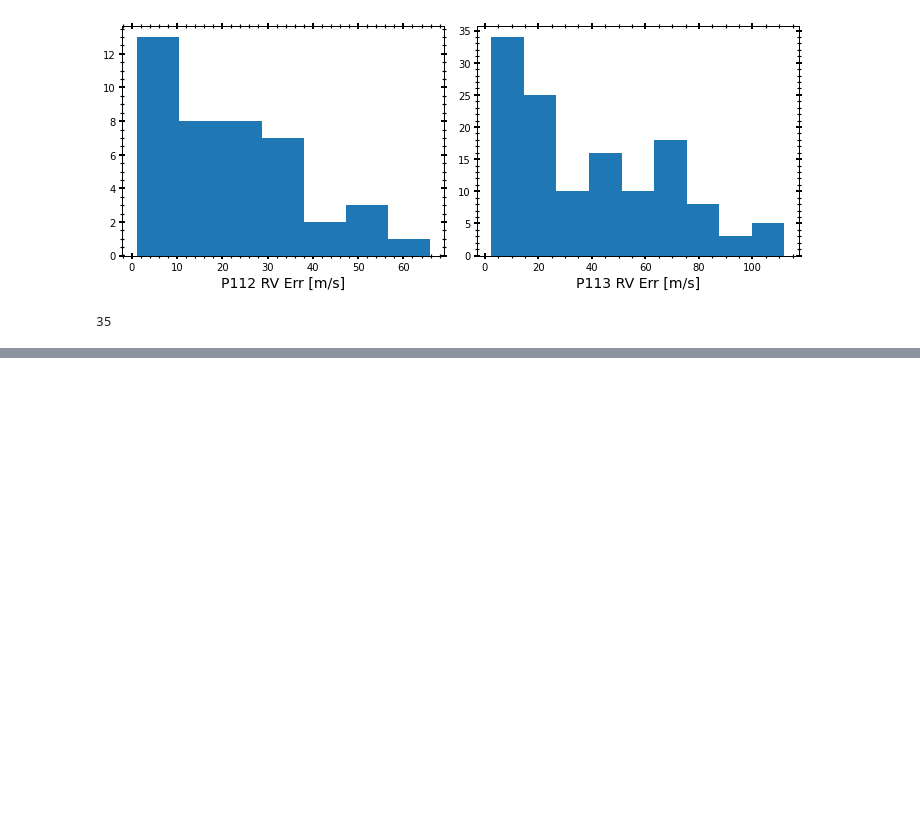
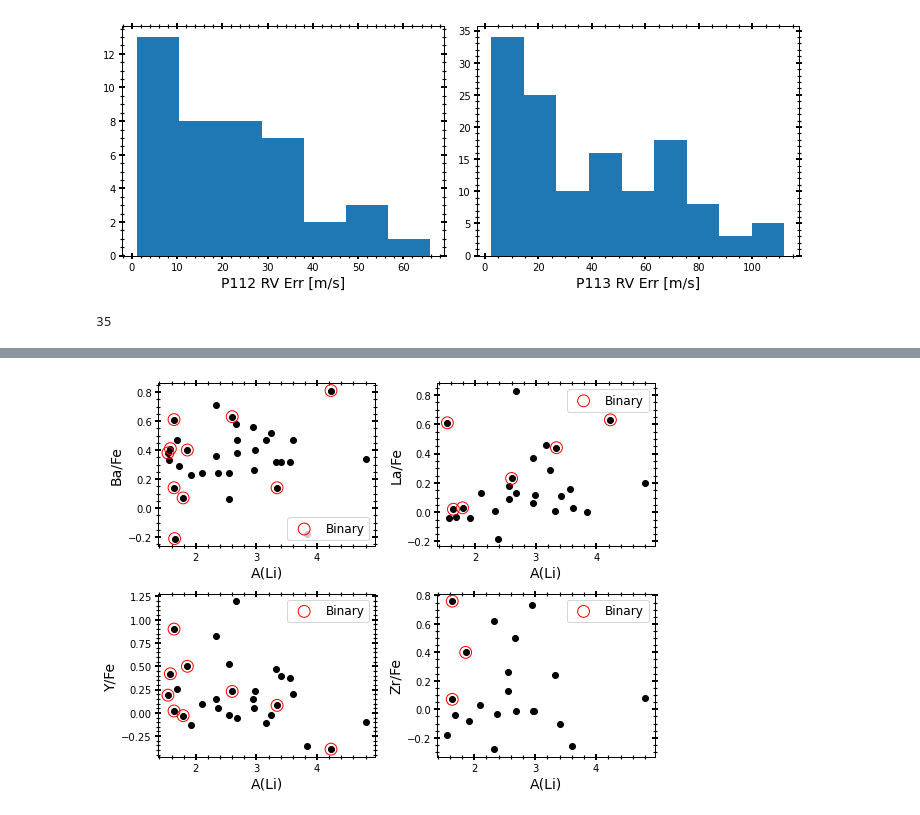
Before and after one commit to MaryumSayeed/ESPRESSO, a Jupyter notebook: scripts/rv_program.ipynb, the cells around one changed output, grey strips where cells are left out. Saved outputs shown, nothing was run; the diff lists cells and outputs as text; code cells hidden in the pictures; blank space fills up the shorter version.

```diff
--- a/scripts/rv_program.ipynb
+++ b/scripts/rv_program.ipynb
@@ -579,0 +720,32 @@ WARNING:root:Pandas support in corner is deprecated; use ArviZ directly
+# %%
+plt.figure(figsize=(8,6))
+plt.subplot(221)
+plt.scatter(both_galah.Li_val, both_galah.Ba_fe, c='k')
+plt.scatter(stats_df.Li_val, stats_df.Ba_fe, s=140, ec='red',fc='None', label='Binary')
+plt.xlabel('A(Li)')
+plt.ylabel('Ba/Fe')
+plt.legend(fontsize=12,loc='lower right')
+
+plt.subplot(222)
+plt.scatter(both_galah.Li_val, both_galah.La_fe, c='k')
+plt.scatter(stats_df.Li_val, stats_df.La_fe, s=140, ec='red',fc='None', label='Binary')
+plt.xlabel('A(Li)')
+plt.ylabel('La/Fe')
+plt.legend(fontsize=12,loc='upper right')
+
+plt.subplot(223)
+plt.scatter(both_galah.Li_val, both_galah.Y_fe, c='k')
+plt.scatter(stats_df.Li_val, stats_df.Y_fe, s=140, ec='red',fc='None', label='Binary')
+plt.xlabel('A(Li)')
+plt.ylabel('Y/Fe')
+plt.legend(fontsize=12,loc='upper right')
+
+plt.subplot(224)
+plt.scatter(both_galah.Li_val, both_galah.Zr_fe, c='k')
+plt.scatter(stats_df.Li_val, stats_df.Zr_fe, s=140, ec='red',fc='None', label='Binary')
+plt.xlabel('A(Li)')
+plt.ylabel('Zr/Fe')
+plt.legend(fontsize=12,loc='upper right')
+plt.tight_layout()
+# %% [output]
+[figure, added]
```
Also changed, not shown: parts of 32 cells of this notebook, 1 other file.
